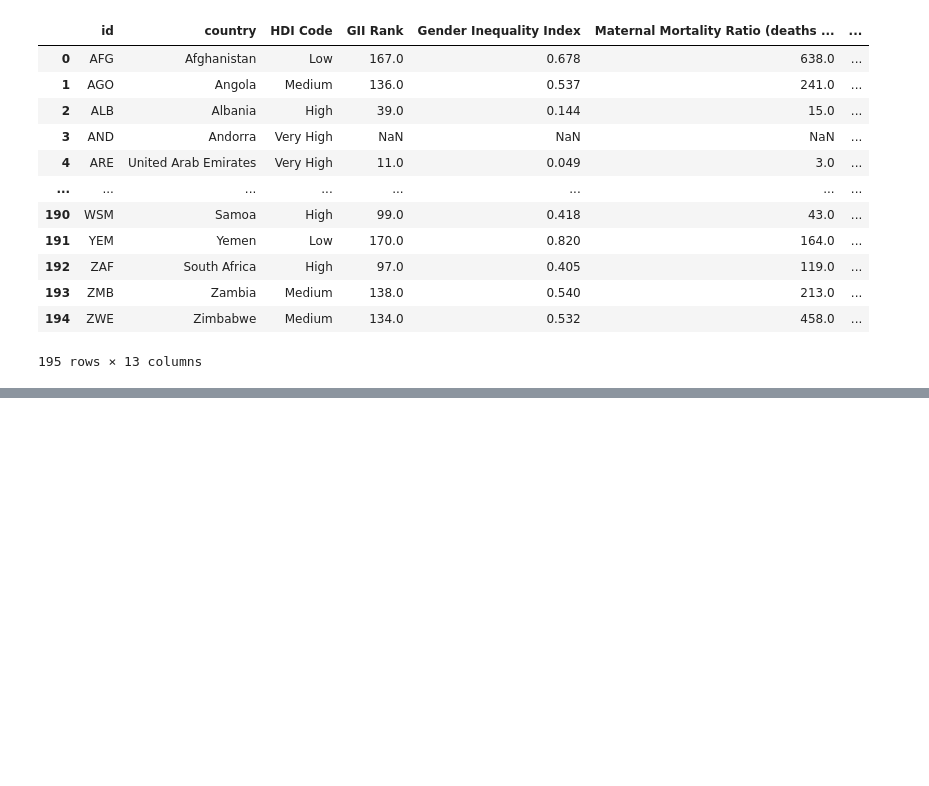
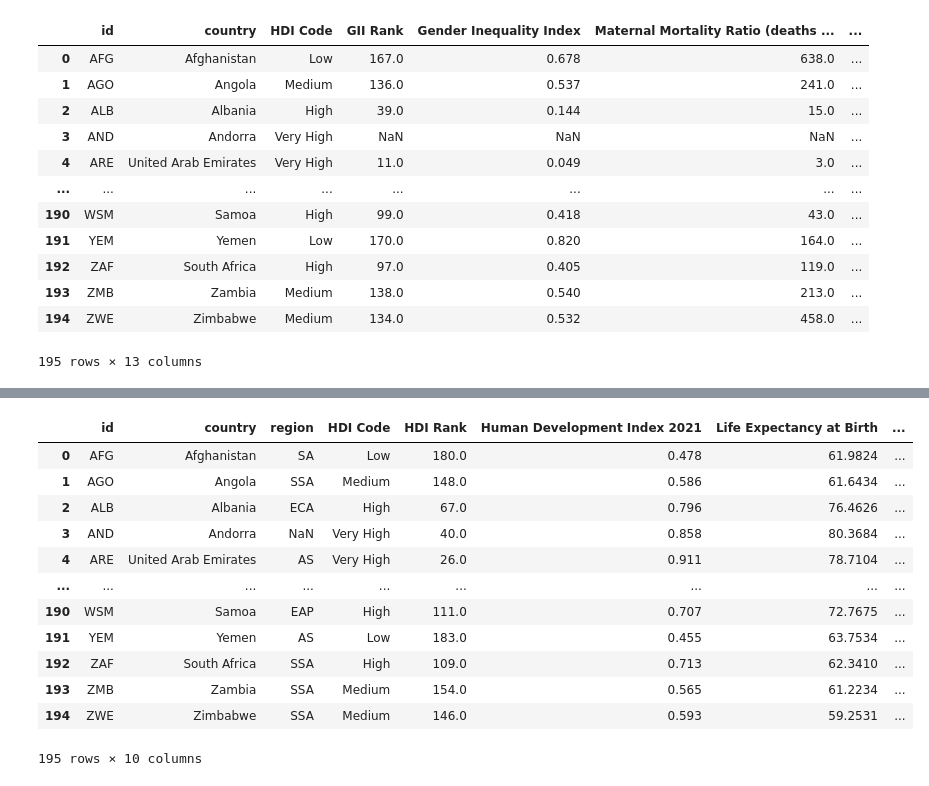
Before and after one commit to AbdullaMashaly/Human_Development_Index, a Jupyter notebook: HDI_cleaning_data.ipynb, the cells around one changed output, grey strips where cells are left out. Drawn from its saved outputs; the diff is of its cells as text; code cells hidden in the pictures; blank space fills up the shorter version.

```diff
--- a/HDI_cleaning_data.ipynb
+++ b/HDI_cleaning_data.ipynb
@@ -388,0 +496,37 @@ GII_levels_cleaned.to_csv("csv tables/GII_levels.csv", index=False)
+# %%
+# Extract the columns we are interested in analyzing for the HDI 2021 table
+
+HDI_2021_df = HDI_df.loc[:, ['iso3', 'country','region', 'hdicode', 'hdi_rank_2021', "hdi_2021","le_2021",\
+                                        "eys_2021","mys_2021","gnipc_2021"
+                                        ]]
+
+#Rename the column headers
+HDI_2021_titles= HDI_2021_df.rename(columns = {"iso3": "id",
+                                                'hdicode':'HDI Code',
+                                                'hdi_rank_2021':'HDI Rank',
+                                                'hdi_2021': 'Human Development Index 2021',
+                                                'le_2021': 'Life Expectancy at Birth',
+                                                'eys_2021':'Expected Years of Schooling',
+                                                'mys_2021': 'Mean Years of Schooling',
+                                                'gnipc_2021': 'Gross National Income Per Capita'
+                                                    }, inplace = True)
+
+HDI_2021_levels= HDI_2021_df.iloc[195:199,]
+HDI_2021_regions= HDI_2021_df.iloc[200:206,]
+HDI_2021_countries= HDI_2021_df.iloc[0:195,]
+
+HDI_2021_countries
+# %% [output]
+|  | id | country | region | HDI Code | HDI Rank | Human Development Index 2021 | Life Expectancy at Birth | ... |
+| 0 | AFG | Afghanistan | SA | Low | 180.0 | 0.478 | 61.9824 | ... |
+| 1 | AGO | Angola | SSA | Medium | 148.0 | 0.586 | 61.6434 | ... |
+| 2 | ALB | Albania | ECA | High | 67.0 | 0.796 | 76.4626 | ... |
+| 3 | AND | Andorra | NaN | Very High | 40.0 | 0.858 | 80.3684 | ... |
+| 4 | ARE | United Arab Emirates | AS | Very High | 26.0 | 0.911 | 78.7104 | ... |
+| ... | ... | ... | ... | ... | ... | ... | ... | ... |
+| 190 | WSM | Samoa | EAP | High | 111.0 | 0.707 | 72.7675 | ... |
+| 191 | YEM | Yemen | AS | Low | 183.0 | 0.455 | 63.7534 | ... |
+| 192 | ZAF | South Africa | SSA | High | 109.0 | 0.713 | 62.3410 | ... |
+| 193 | ZMB | Zambia | SSA | Medium | 154.0 | 0.565 | 61.2234 | ... |
+| 194 | ZWE | Zimbabwe | SSA | Medium | 146.0 | 0.593 | 59.2531 | ... |
+195 rows × 10 columns
```
Also changed, not shown: parts of 8 cells of this notebook, 9 other files.
